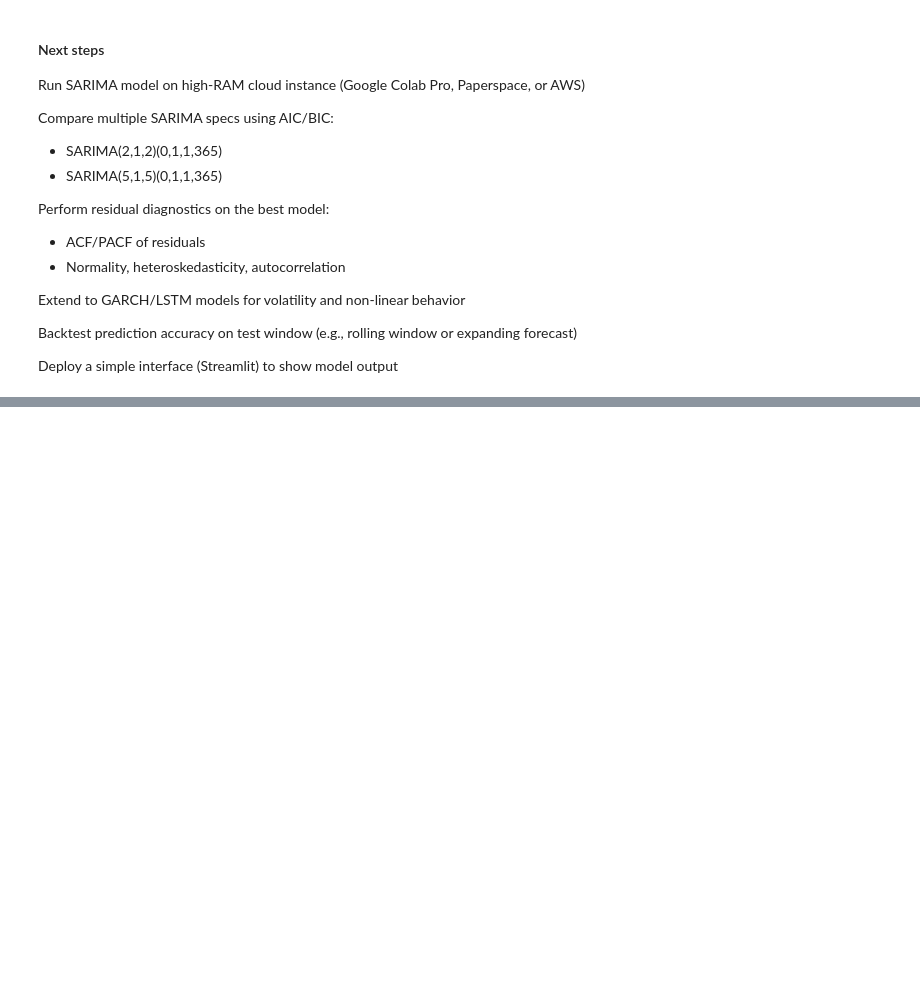
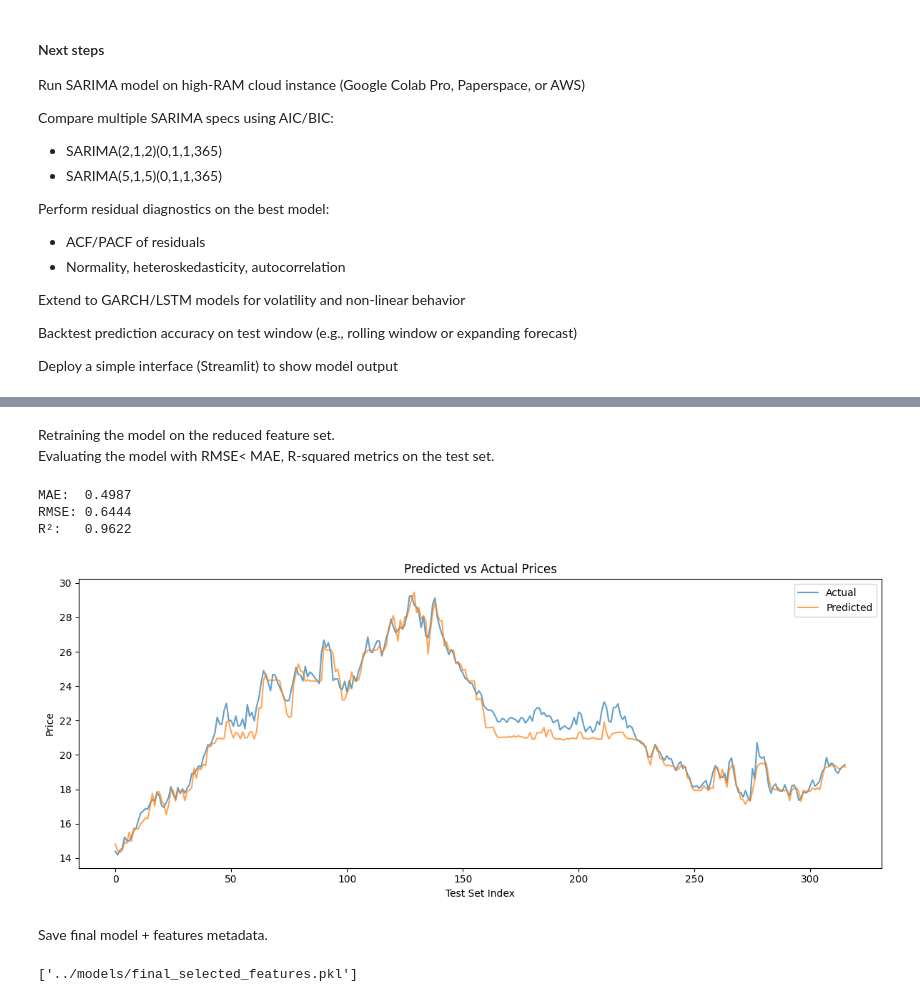
Before and after one commit to yaswanthdvs/time_series_forecasting, a Jupyter notebook: notebook/dutch_ttf_price_forecasting.ipynb, the cells around one changed output, grey strips where cells are left out. Saved outputs shown, nothing was run; the diff lists cells and outputs as text; code cells hidden in the pictures; blank space fills up the shorter version.

```diff
--- a/notebook/dutch_ttf_price_forecasting.ipynb
+++ b/notebook/dutch_ttf_price_forecasting.ipynb
@@ -636,0 +738,65 @@ Deploy a simple interface (Streamlit) to show model output
+# %%
+selected_features = importances[importances > 0.001].index.tolist()
+
+X_train_reduced = X_train[selected_features]
+X_test_reduced = X_test[selected_features]
+# %% [markdown]
+Retraining the model on the reduced feature set.
+Evaluating the model with RMSE< MAE, R-squared metrics on the test set.
+# %%
+from xgboost import XGBRegressor
+from sklearn.metrics import mean_absolute_error, mean_squared_error, r2_score
+import numpy as np
+import matplotlib.pyplot as plt
+
+final_model = XGBRegressor(
+    max_depth=4,
+    n_estimators=300,
+    learning_rate=0.05,
+    subsample=0.8,
+    colsample_bytree=0.8,
+    reg_lambda=1,
+    reg_alpha=0.5,
+    random_state=42
+)
+
+
+final_model.fit(X_train_reduced, y_train)
+
+# Predict on test set
+y_pred = final_model.predict(X_test_reduced)
+
+# Evaluation metrics
+mae = mean_absolute_error(y_test, y_pred)
+rmse = np.sqrt(mean_squared_error(y_test, y_pred))
+r2 = r2_score(y_test, y_pred)
+
+print(f"MAE:  {mae:.4f}")
+print(f"RMSE: {rmse:.4f}")
+print(f"R²:   {r2:.4f}")
+
+plt.figure(figsize=(12, 5))
+plt.plot(y_test.values, label='Actual', alpha=0.7)
+plt.plot(y_pred, label='Predicted', alpha=0.7)
+plt.title('Predicted vs Actual Prices')
+plt.xlabel('Test Set Index')
+plt.ylabel('Price')
+plt.legend()
+plt.tight_layout()
+plt.savefig("../plots/predicted_actual_xgboost.jpg")
+plt.show()
+plt.close()
+# %% [output]
+MAE:  0.4987
+RMSE: 0.6444
+R²:   0.9622
+[figure, added]
+# %% [markdown]
+Save final model + features metadata.
+# %%
+import joblib
+
+joblib.dump(final_model, '../models/final_xgb_model.pkl')
+joblib.dump(selected_features, '../models/final_selected_features.pkl')
+# %% [output]
+['../models/final_selected_features.pkl']
```
Also changed, not shown: parts of 6 cells of this notebook, 11 other files.
